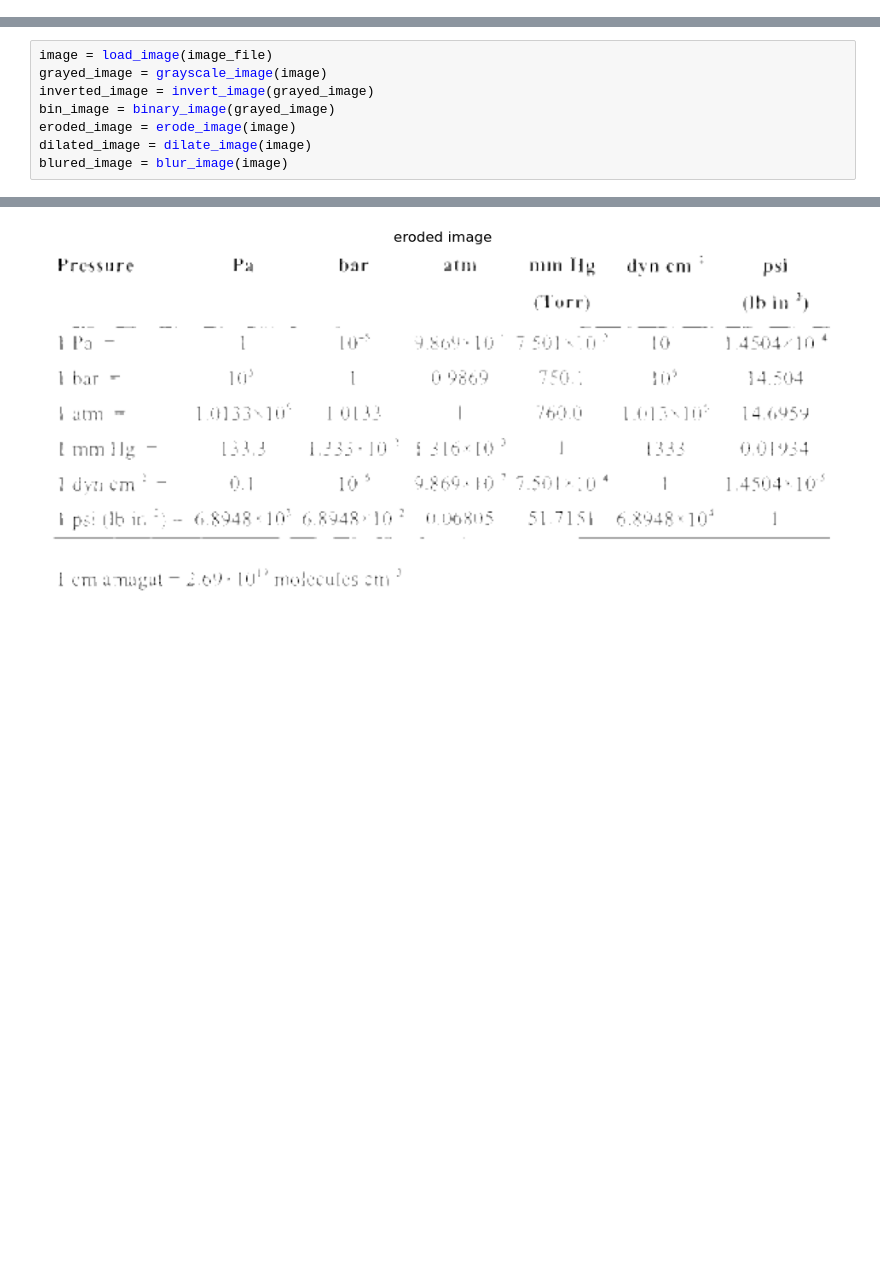
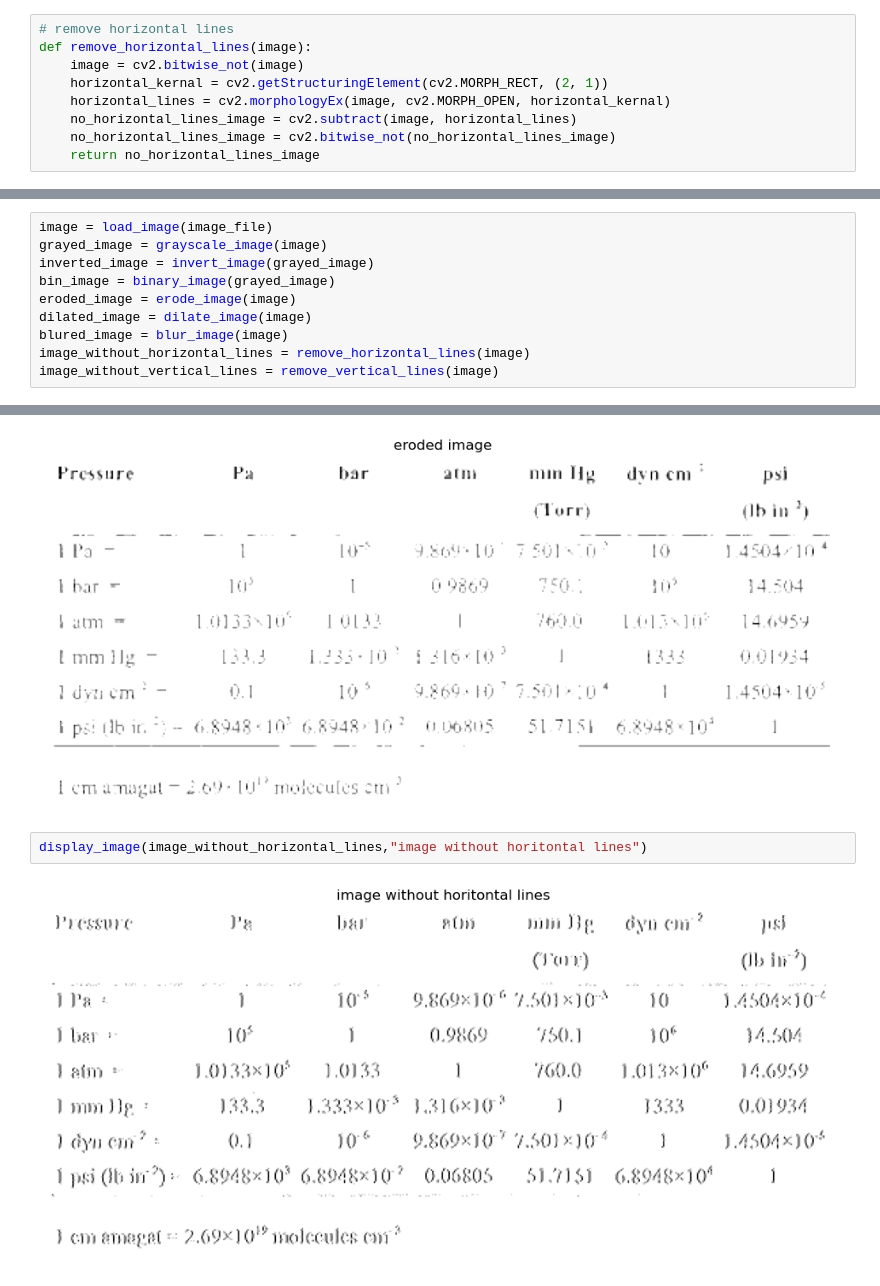
Before and after one commit to LaraFriedrichs/image_to_xlsx, a Jupyter notebook: Preprocessing with open cv.ipynb, the cells around one changed output, grey strips where cells are left out. Saved outputs shown, nothing was run; the diff lists cells and outputs as text; blank space fills up the shorter version.

Commit message:
open cv

```diff
--- a/Preprocessing with open cv.ipynb
+++ b/Preprocessing with open cv.ipynb
@@ -75,3 +77,12 @@ def find_contours_with_canny_edges(bin_image):
     edges = cv2.Canny(bin_image, 100, 200)
     contours, hierarchy = cv2.findContours(edges,cv2.RETR_TREE, cv2.CHAIN_APPROX_NONE)
     return contours, hierarchy, edges
+# %%
+# remove horizontal lines
+def remove_horizontal_lines(image):
+    image = cv2.bitwise_not(image)
+    horizontal_kernal = cv2.getStructuringElement(cv2.MORPH_RECT, (2, 1))
+    horizontal_lines = cv2.morphologyEx(image, cv2.MORPH_OPEN, horizontal_kernal)
+    no_horizontal_lines_image = cv2.subtract(image, horizontal_lines)
+    no_horizontal_lines_image = cv2.bitwise_not(no_horizontal_lines_image)
+    return no_horizontal_lines_image
@@ -83,6 +105,8 @@ bin_image = binary_image(grayed_image)
 eroded_image = erode_image(image)
 dilated_image = dilate_image(image)
 blured_image = blur_image(image)
+image_without_horizontal_lines = remove_horizontal_lines(image)
+image_without_vertical_lines = remove_vertical_lines(image)
 # %% [output]
 Bild erfolgreich geladen.
 # %%
@@ -109,3 +133,7 @@ display_image(dilated_image,"dilated image")
 display_image(eroded_image,"eroded image")
 # %% [output]
 [figure]
+# %%
+display_image(image_without_horizontal_lines,"image without horitontal lines")
+# %% [output]
+[figure, added]
```
Also changed, not shown: parts of 5 cells of this notebook.
